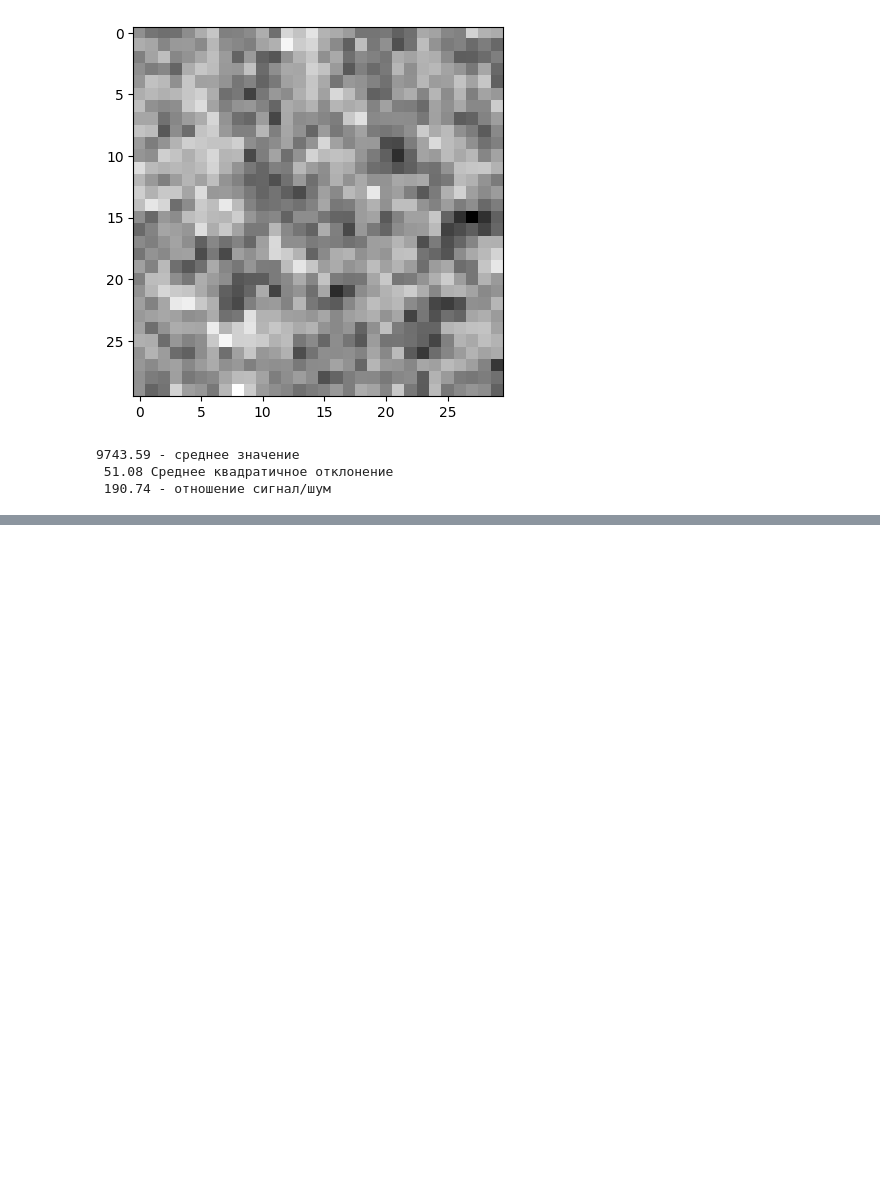
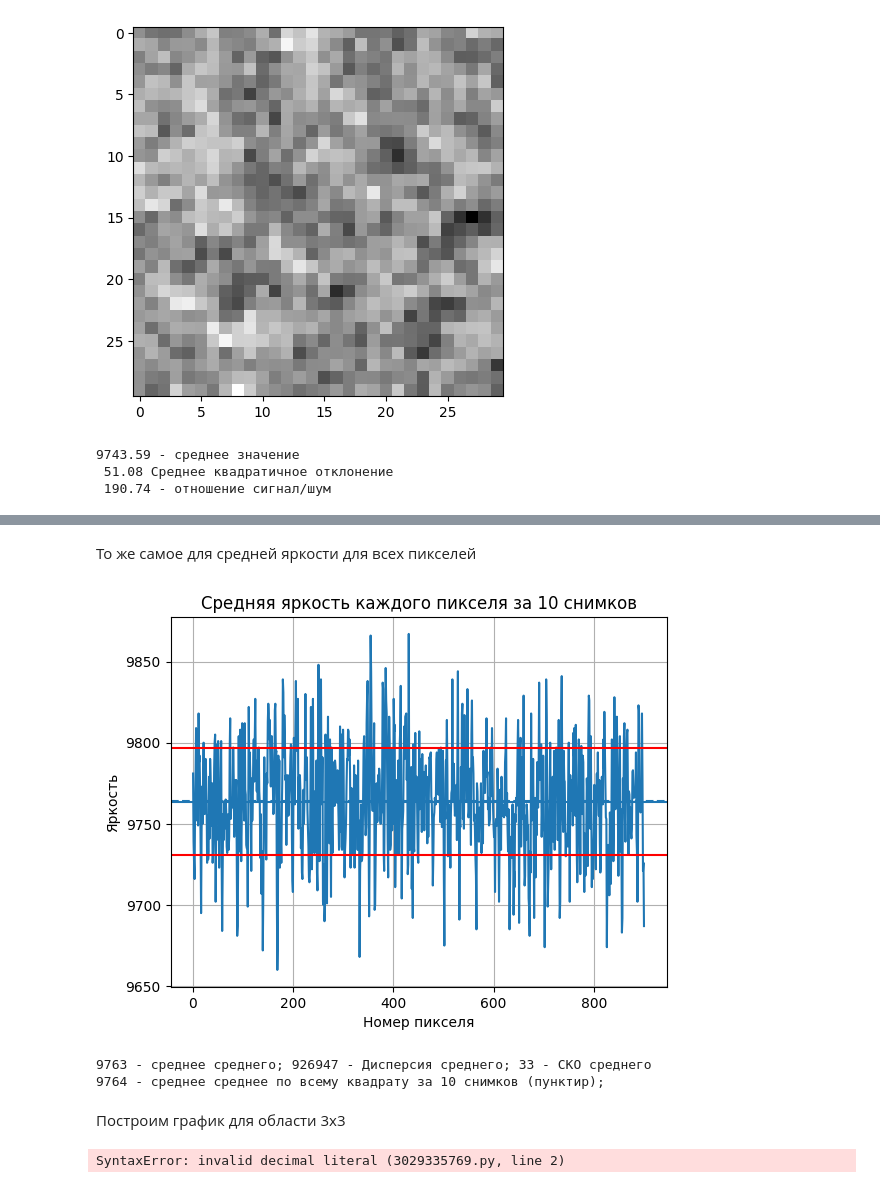
Before and after one commit to integrator942/SNR_X_RAY_PICTURES, a Jupyter notebook: SNR_X_RAY_PICTURES.ipynb, the cells around one changed output, grey strips where cells are left out. Cells and saved outputs as stored; diff of their text form; code cells hidden in the pictures; blank space fills up the shorter version.

```diff
--- a/SNR_X_RAY_PICTURES.ipynb
+++ b/SNR_X_RAY_PICTURES.ipynb
@@ -98,0 +168,55 @@ print('Для отдельного пикселя, его координаты
+# %% [markdown]
+То же самое для средней яркости для всех пикселей
+# %%
+k_graph=[]
+for k in range(b_square**2): #Ось X
+    k_graph.append(k+1)
+std_var_pixel=np.std(pixel_mean_var[0]) #СКО среднего
+mean_var_pixel=np.mean(pixel_mean_var[0]) #Среднее значение среднего
+plt.plot(k_graph, pixel_mean_var[0])
+plt.axline((1, mean_var_pixel), (b_square**2, mean_var_pixel))  #Среднее значение среднего
+plt.axline((1, mean_var_pixel+std_var_pixel), (b_square**2, mean_var_pixel+std_var_pixel), color='Red') #+ СКО
+plt.axline((1, mean_var_pixel-std_var_pixel), (b_square**2, mean_var_pixel-std_var_pixel), color='Red') #- СКО
+plt.axline((1, mean_sredn_mean), (b_square**2, mean_sredn_mean), linestyle='--') #Среднее по всему выбранному квадрату за 10 снимков
+plt.grid()
+plt.xlabel('Номер пикселя')
+plt.ylabel('Яркость')
+plt.title('Средняя яркость каждого пикселя за 10 снимков')
+plt.show()
+print(int(mean_var_pixel), '- среднее среднего;', int(np.var(pixel_mean_var[1])),'- Дисперсия среднего;', int(std_var_pixel), '- СКО среднего')
+print(int(mean_sredn_mean), '- среднее среднее по всему квадрату за 10 снимков (пунктир);')
+# %% [output]
+[figure, added]
+9763 - среднее среднего; 926947 - Дисперсия среднего; 33 - СКО среднего
+9764 - среднее среднее по всему квадрату за 10 снимков (пунктир);
+# %% [markdown]
+Построим график для области 3х3
+# %%
+import math
+obl_side=3 #Размер области
+k_3=0
+j_3=0
+while k_3 < math.floor(b_square/obl_side):
+    while j_3 < math.floor(b_square/obl_side):
+        pixel_brightness=[]
+        pixel_brightness_total=[]
+        pixel_mean_var=[]
+        for i in range(10):
+            path_elbow="C:\\Users\\lkond\\Destkop\\Python\\elbow\\16_bit\\" + str(i+1) + ".tiff"
+            img = Image.open(path_elbow)
+            img = img.crop(coordinates_crop) #Обрезка тёмных краёв
+            imag_region_loop = img.crop(coordinates) #выбор области анализа
+            oblast_loop=np.asarray(imag_region_loop)
+            pixel_brightness=[]
+            for k in range(3):
+                for j in range(3):
+                    pixel_brightness.append(int(oblast_loop[j][k])) #Выбор пикселя, считываем его яркость
+            pixel_brightness_total.append(pixel_brightness)
+        pixel_brightness_total=list(map(list, zip(*pixel_brightness_total))) #Транспонирование списка списков
+        for f in range(len(pixel_brightness_total)): #Cчитаем список Среднего и Дисперсии за 10 снимков
+            mean_pixel=int(np.mean(pixel_brightness_total[f])) #среднее значение
+            var_pixel=int(np.var(pixel_brightness_total[f])) #дисперсия
+            pixel_mean_var.append([mean_pixel,var_pixel]) #СРеднее и дисперсия за 10 снимков
+        pixel_mean_var=list(map(list, zip(*pixel_mean_var))) #Транспонируем, чтобы построить график
+# %% [output]
+SyntaxError: invalid decimal literal (3029335769.py, line 2)
```
Also changed, not shown: parts of 11 cells of this notebook.
